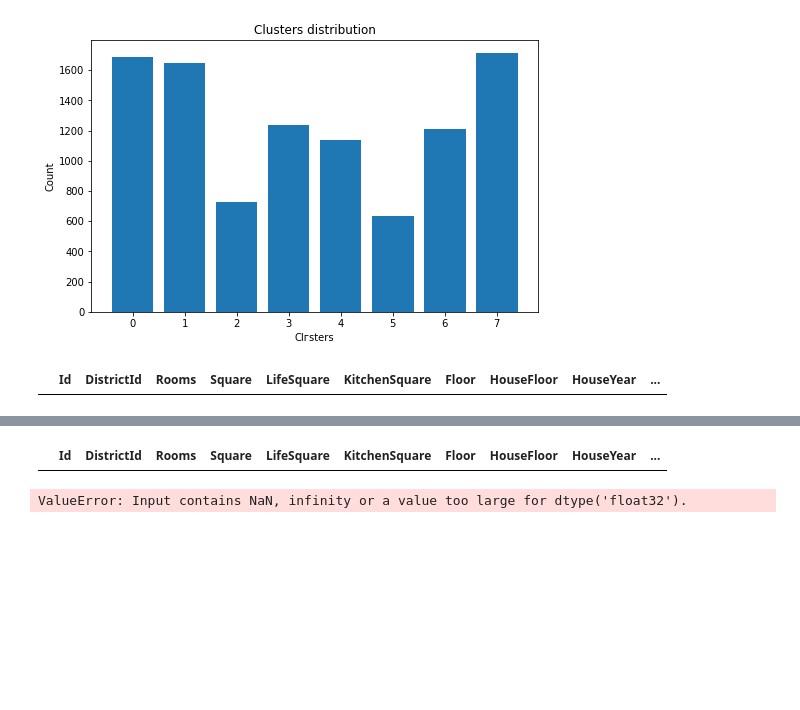
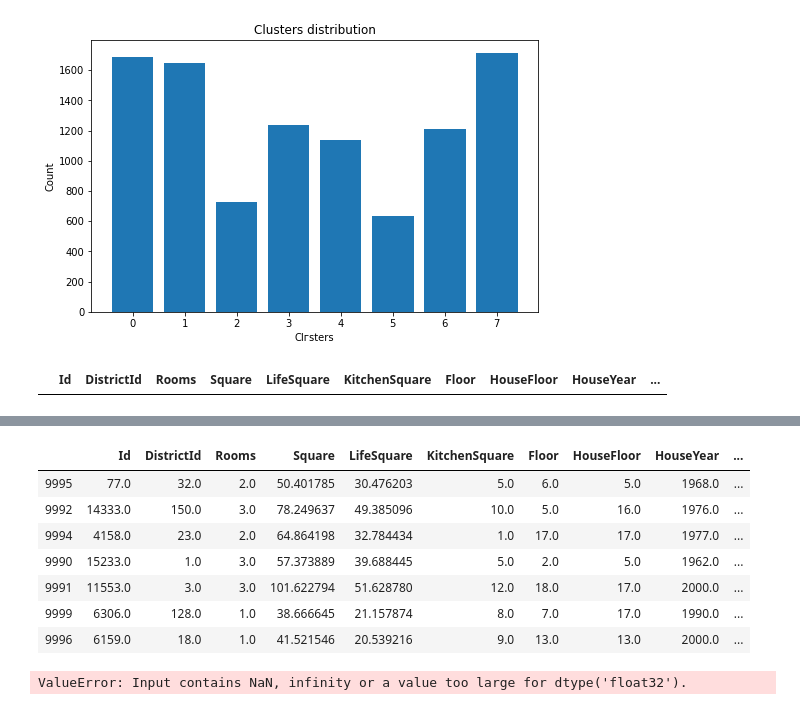
Before and after one commit to comrade747/python, a Jupyter notebook: project_task/ErshovAA_workbook1.ipynb, the cells around one changed output, grey strips where cells are left out. Drawn from its saved outputs; the diff is of its cells as text; code cells hidden in the pictures; blank space fills up the shorter version.

```diff
--- a/project_task/ErshovAA_workbook1.ipynb
+++ b/project_task/ErshovAA_workbook1.ipynb
@@ -889,9 +870,16 @@ y = df_ext.iloc[:, -1]
 # %%
 X_train, X_test, y_train, y_test = train_test_split(X, y, test_size=0.33, shuffle=True, random_state=21)
 # %%
-X_train.loc[(X_train.Id.isnull() == True)]
+X_train.loc[(X_train.clusters_8_7.isnull() == True)]
 # %% [output]
 |  | Id | DistrictId | Rooms | Square | LifeSquare | KitchenSquare | Floor | HouseFloor | HouseYear | ... |
+| 9995 | 77.0 | 32.0 | 2.0 | 50.401785 | 30.476203 | 5.0 | 6.0 | 5.0 | 1968.0 | ... |
+| 9992 | 14333.0 | 150.0 | 3.0 | 78.249637 | 49.385096 | 10.0 | 5.0 | 16.0 | 1976.0 | ... |
+| 9994 | 4158.0 | 23.0 | 2.0 | 64.864198 | 32.784434 | 1.0 | 17.0 | 17.0 | 1977.0 | ... |
+| 9990 | 15233.0 | 1.0 | 3.0 | 57.373889 | 39.688445 | 5.0 | 2.0 | 5.0 | 1962.0 | ... |
+| 9991 | 11553.0 | 3.0 | 3.0 | 101.622794 | 51.628780 | 12.0 | 18.0 | 17.0 | 2000.0 | ... |
+| 9999 | 6306.0 | 128.0 | 1.0 | 38.666645 | 21.157874 | 8.0 | 7.0 | 17.0 | 1990.0 | ... |
+| 9996 | 6159.0 | 18.0 | 1.0 | 41.521546 | 20.539216 | 9.0 | 13.0 | 13.0 | 2000.0 | ... |
 # %%
 final_model = GradientBoostingRegressor(n_estimators=400, max_depth=7, random_state=21)
 final_model.fit(X_train, y_train)
```
Also changed, not shown: parts of 7 cells of this notebook.
